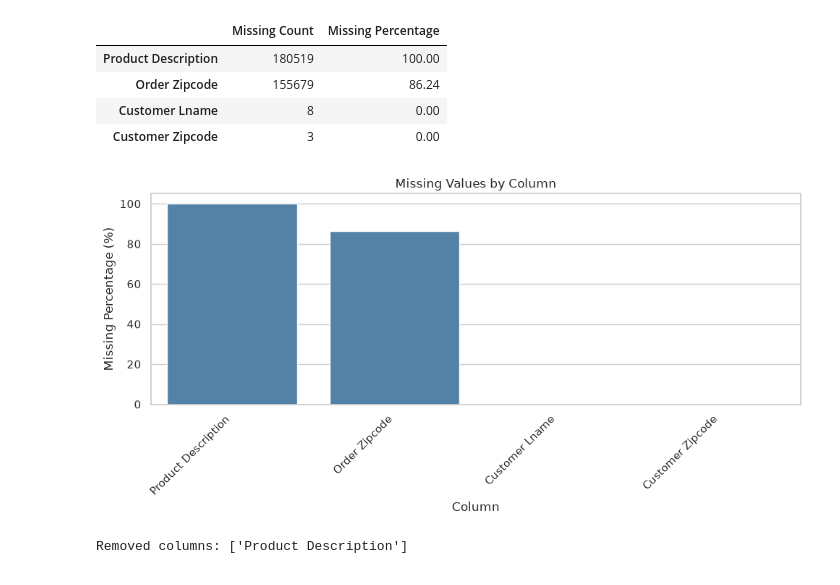
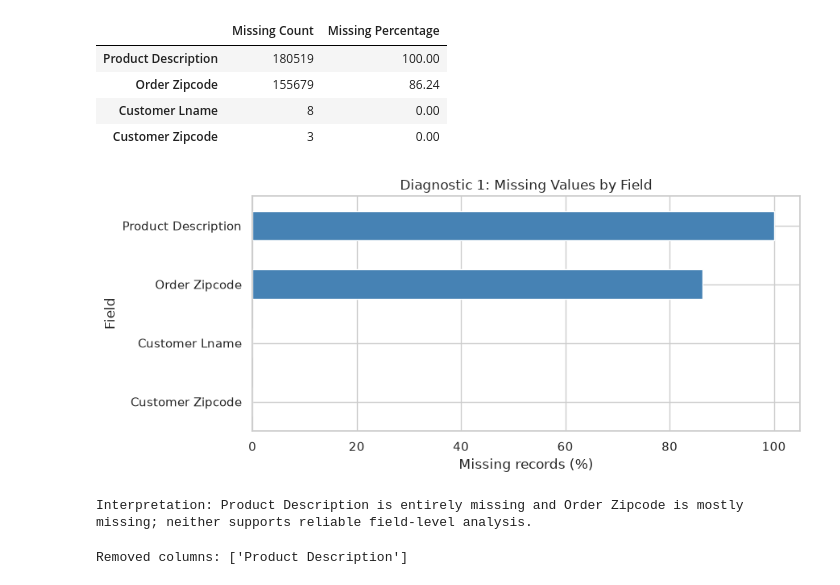
Before and after one commit to a214086-hash/Logistics-Supply-Chain-Data-Profiling, a Jupyter notebook: notebooks/data_profiling.ipynb, the cells around one changed output. Saved outputs shown, nothing was run; the diff lists cells and outputs as text; code cells hidden in the pictures.

Commit message:
Update data profiling notebook to meet rubric

```diff
--- a/notebooks/data_profiling.ipynb
+++ b/notebooks/data_profiling.ipynb
@@ -99,0 +25,20 @@ print(df.columns.tolist())
+# %%
+import pandas as pd
+import numpy as np
+import matplotlib.pyplot as plt
+import seaborn as sns
+from pathlib import Path
+
+sns.set_theme(style="whitegrid")
+root = Path.cwd()
+if not (root / "data").is_dir():
+    root = root.parent
+file_path = root / "data" / "DataCoSupplyChainDataset.csv"
+if not file_path.is_file():
+    raise FileNotFoundError(f"Download the source CSV and place it at: {file_path}")
+
+df = pd.read_csv(file_path, encoding="latin1")
+df.columns = df.columns.str.strip()
+df_raw = df.copy(deep=True)
+df_clean = df.copy(deep=True)
+print(f"Rows: {len(df):,}; Columns: {df.shape[1]}")
@@ -143,30 +131,19 @@ display(
 | Order Zipcode | 155679 | 86.24 |
 | Customer Lname | 8 | 0.00 |
 | Customer Zipcode | 3 | 0.00 |
-# %%
-missing_plot = missing_report[
-    missing_report["Missing Count"] > 0
-]
-
-if len(missing_plot) > 0:
-    plt.figure(figsize=(10, 5))
-
-    sns.barplot(
-        x=missing_plot.index,
-        y=missing_plot["Missing Percentage"],
-        color="steelblue"
-    )
-
-    plt.title("Missing Values by Column")
-    plt.xlabel("Column")
-    plt.ylabel("Missing Percentage (%)")
-    plt.xticks(rotation=45, ha="right")
-    plt.tight_layout()
-    plt.show()
-else:
-    print("No missing values detected.")
-# %% [output]
-[figure, removed]
+# %%
+missing_plot = missing_report.loc[missing_report["Missing Count"] > 0].sort_values("Missing Percentage")
+if not missing_plot.empty:
+    ax = missing_plot["Missing Percentage"].plot(kind="barh", figsize=(9, 4), color="steelblue")
+    ax.set_title("Diagnostic 1: Missing Values by Field")
+    ax.set_xlabel("Missing records (%)")
+    ax.set_ylabel("Field")
+    plt.tight_layout()
+    plt.show()
+    print("Interpretation: Product Description is entirely missing and Order Zipcode is mostly missing; neither supports reliable field-level analysis.")
+# %% [output]
+[figure, added]
+Interpretation: Product Description is entirely missing and Order Zipcode is mostly missing; neither supports reliable field-level analysis.
 # %%
 # Remove entirely missing columns
 all_missing_cols = df_clean.columns[
```
Also changed, not shown: parts of 33 cells of this notebook.
